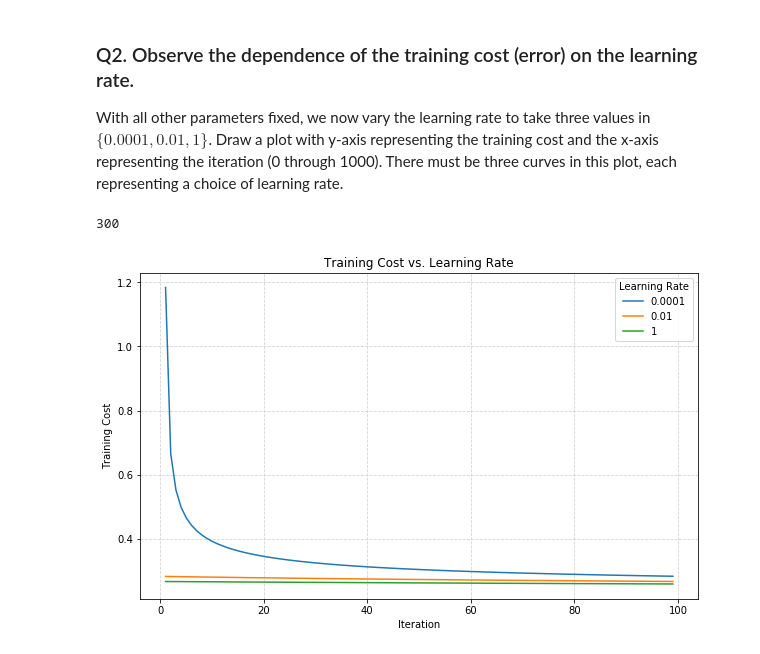
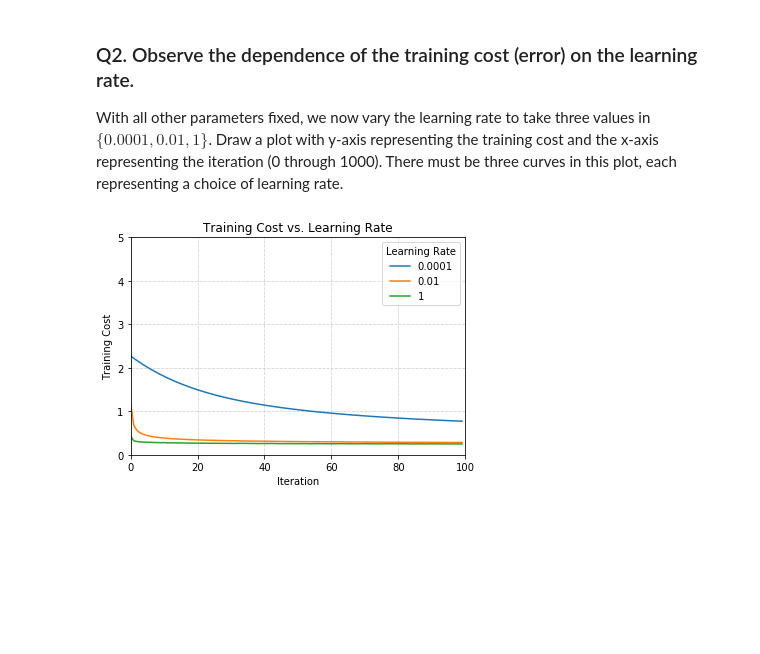
Before and after one commit to Richard-Hendricks/UIUC-Fall-2017, a Jupyter notebook: IE_532/Exercises/4Classification_ex.ipynb, the cells around one changed output. Cells and saved outputs as stored; diff of their text form; code cells hidden in the pictures; blank space fills up the shorter version.

```diff
--- a/IE_532/Exercises/4Classification_ex.ipynb
+++ b/IE_532/Exercises/4Classification_ex.ipynb
@@ -383,54 +375,53 @@ With all other parameters fixed, we now vary the learning rate to take three val
 # %%
 #----------------- Your code here ---------------#
 learning_rates = [0.0001, 0.01, 1]
-costs = []
 
-with tf.Session() as sess:
-    sess.run(init)
+for learning_rate in learning_rates:
+    costs = []
+    x = tf.placeholder(tf.float32, [None, 784]) # mnist data image of shape 28*28=784
+    y = tf.placeholder(tf.float32, [None, 10]) # 0-9 digits recognition => 10 classes
+    W = tf.Variable(tf.zeros([784, 10]))
+    b = tf.Variable(tf.zeros([10]))
 
-    for learning_rate in learning_rates:
+    # Construct model
+    pred = tf.nn.softmax(tf.matmul(x, W) + b) # Softmax
 
-        # Training cycle
+    # Minimize error using cross entropy
+    cost = tf.reduce_mean(-tf.reduce_sum(y*tf.log(pred), reduction_indices = 1))
+
+    # Gradient Descent
+    optimizer = tf.train.GradientDescentOptimizer(learning_rate).minimize(cost)
+
+    # Initialize the variables (i.e. assign their default value)
+    init = tf.global_variables_initializer()
+    with tf.Session() as sess:
+        sess.run(init)
         for epoch in range(training_epochs):
             avg_cost = 0.
-            total_batch = int(mnist.train.num_examples / batch_size)
+            total_batch = int(mnist.train.num_examples/batch_size)
 
             # Loop over all batches
             for i in range(total_batch):
                 batch_xs, batch_ys = mnist.train.next_batch(batch_size)
 
                 # Fit training using batch data
-                _, c = sess.run([optimizer, cost], feed_dict={x: batch_xs,
-                                                              y: batch_ys})
+                _, c = sess.run([optimizer, cost], feed_dict={x: batch_xs,y: batch_ys})
+
                 # Compute average loss
                 avg_cost += c / total_batch
-
             costs.append(avg_cost)
 
+    plt.plot(range(training_epochs), costs, label = str(learning_rate))
+
+plt.xlabel('Iteration')
+plt.ylabel('Training Cost')
+plt.xlim(0, 100)
+plt.ylim(0, 5)
+plt.title('Training Cost vs. Learning Rate')
+plt.legend(loc = "upper right", title = "Learning Rate")
+plt.grid(color = 'lightgray', linestyle = '--')
+plt.show()
 
 #------------------------------------------------#
+# %% [output]
+[figure, added]
-# %%
-len(costs)
-# %% [output]
-300
-# %%
-# Display the graph
-X = numpy.arange(1, training_epochs, 1)
-cost1 = costs[0: training_epochs - 1]
-cost2 = costs[training_epochs: 2 * training_epochs - 1]
-cost3 = costs[2 * training_epochs: 3 * training_epochs - 1]
-
-fig, ax = plt.subplots(figsize = (10, 6))
-
-plt.plot(X, cost1, label = "0.0001")
-plt.plot(X, cost2, label = "0.01")
-plt.plot(X, cost3, label = "1")
-
-plt.xlabel('Iteration')
-plt.ylabel('Training Cost')
-plt.title('Training Cost vs. Learning Rate')
-plt.legend(loc = "upper right", title = "Learning Rate")
-plt.grid(color = 'lightgray', linestyle = '--')
-plt.show()
-# %% [output]
-[figure, removed]
```
Also changed, not shown: parts of 5 cells of this notebook.
